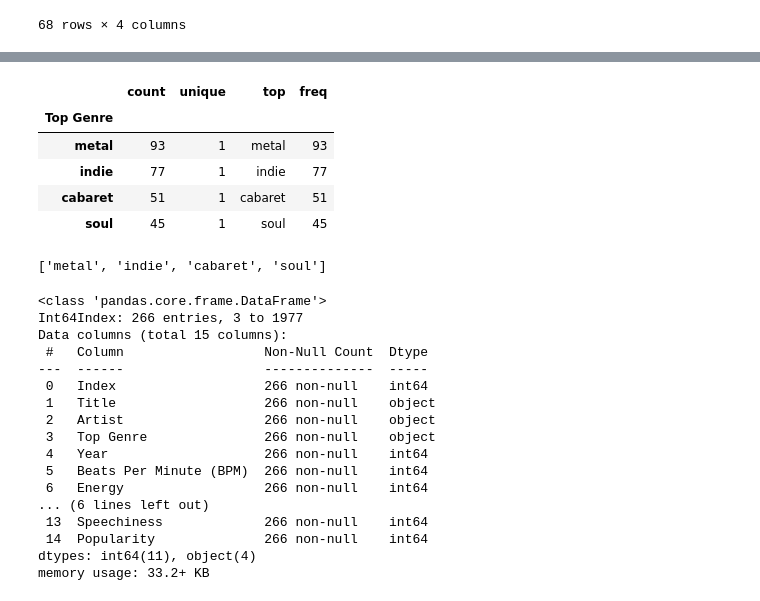
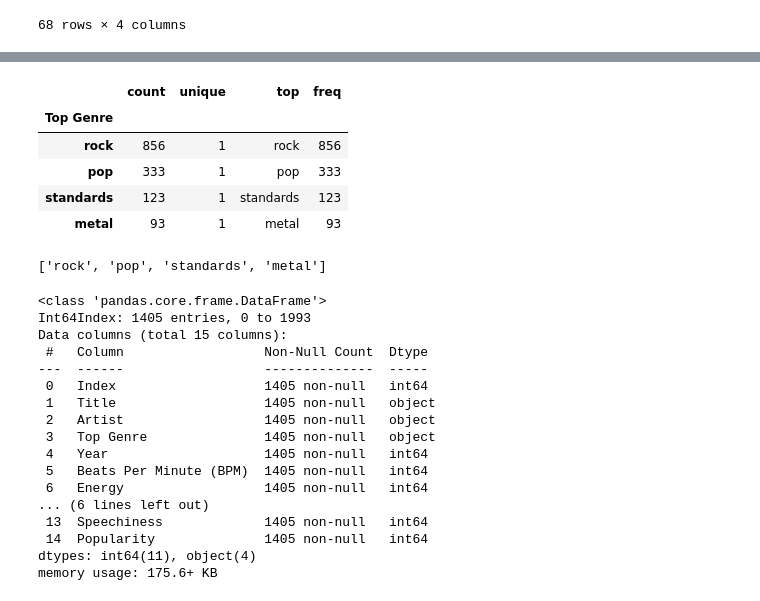
Before and after one commit to NavaneethKrishnanB/Spotify_songs_classifier, a Jupyter notebook: genre_classifier.ipynb, the cells around one changed output, grey strips where cells are left out. Cells and saved outputs as stored; diff of their text form; code cells hidden in the pictures.

```diff
--- a/genre_classifier.ipynb
+++ b/genre_classifier.ipynb
@@ -83,41 +100,40 @@ df2=df2.sort_values("count",ascending=False)
 # %%
-df2 = df2[df2["count"]>40]
-df2 = df2[df2["count"]<100]
+df2 = df2[df2["count"]>90]
 df2
 # %% [output]
 |  | count | unique | top | freq |
 | Top Genre |  |  |  |  |
+| rock | 856 | 1 | rock | 856 |
+| pop | 333 | 1 | pop | 333 |
+| standards | 123 | 1 | standards | 123 |
 | metal | 93 | 1 | metal | 93 |
-| indie | 77 | 1 | indie | 77 |
-| cabaret | 51 | 1 | cabaret | 51 |
-| soul | 45 | 1 | soul | 45 |
 # %%
 genre_list=list(df2.index)
 genre_list
 # %% [output]
-['metal', 'indie', 'cabaret', 'soul']
+['rock', 'pop', 'standards', 'metal']
 # %%
 cur_df = spotify_df[spotify_df["Top Genre"].isin(genre_list)]
 # %%
 cur_df.info()
 # %% [output]
 <class 'pandas.core.frame.DataFrame'>
-Int64Index: 266 entries, 3 to 1977
+Int64Index: 1405 entries, 0 to 1993
 Data columns (total 15 columns):
  #   Column                  Non-Null Count  Dtype
 ---  ------                  --------------  -----
- 0   Index                   266 non-null    int64
- 1   Title                   266 non-null    object
- 2   Artist                  266 non-null    object
- 3   Top Genre               266 non-null    object
- 4   Year                    266 non-null    int64
- 5   Beats Per Minute (BPM)  266 non-null    int64
- 6   Energy                  266 non-null    int64
+ 0   Index                   1405 non-null   int64
+ 1   Title                   1405 non-null   object
+ 2   Artist                  1405 non-null   object
+ 3   Top Genre               1405 non-null   object
+ 4   Year                    1405 non-null   int64
+ 5   Beats Per Minute (BPM)  1405 non-null   int64
+ 6   Energy                  1405 non-null   int64
 ... (6 lines left out)
- 13  Speechiness             266 non-null    int64
- 14  Popularity              266 non-null    int64
+ 13  Speechiness             1405 non-null   int64
+ 14  Popularity              1405 non-null   int64
 dtypes: int64(11), object(4)
-memory usage: 33.2+ KB
+memory usage: 175.6+ KB
 # %%
 features = ["Energy","Loudness (dB)","Acousticness","Valence","Beats Per Minute (BPM)",]
 # %%
```
Also changed, not shown: parts of 21 cells of this notebook.
